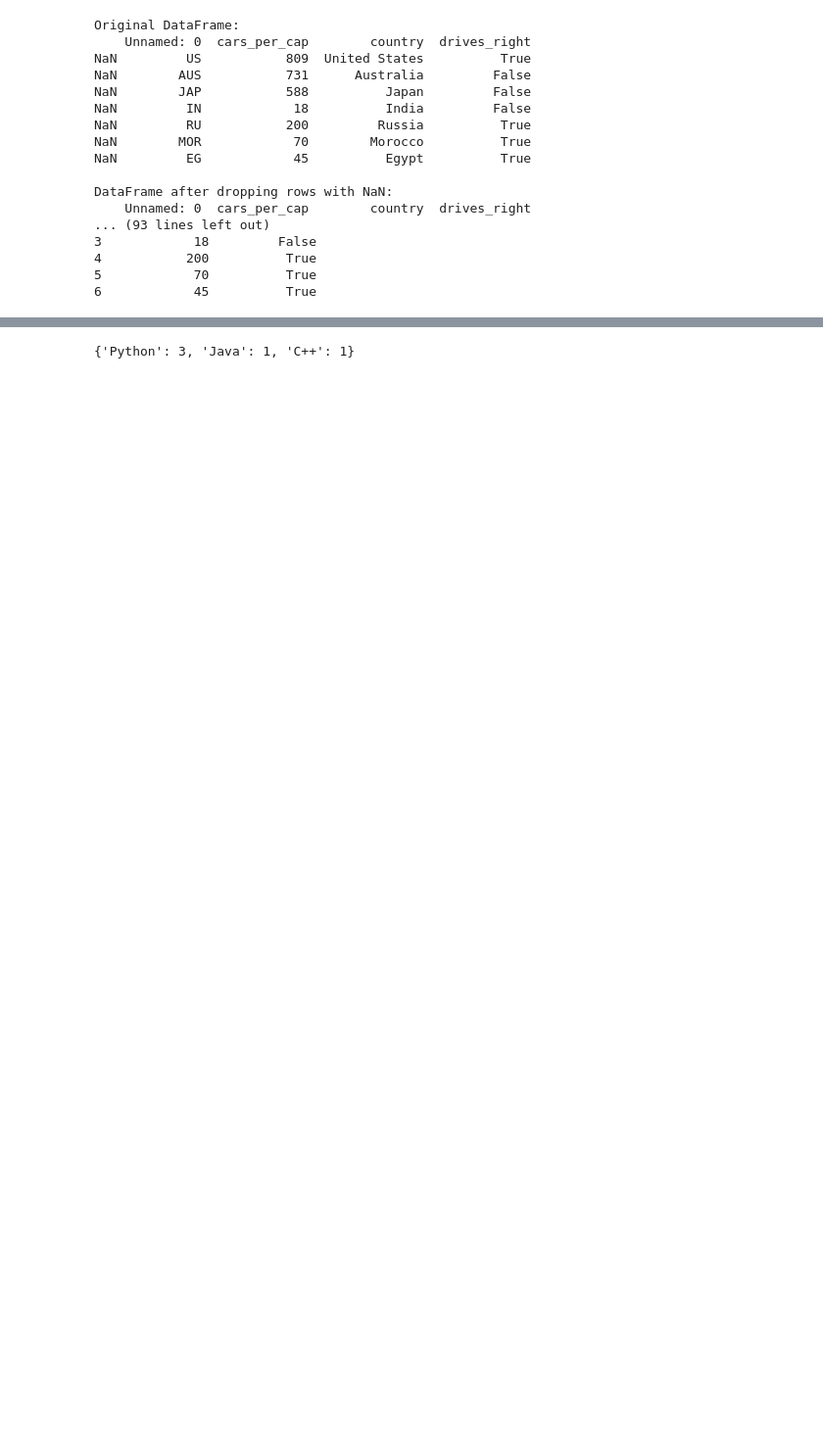
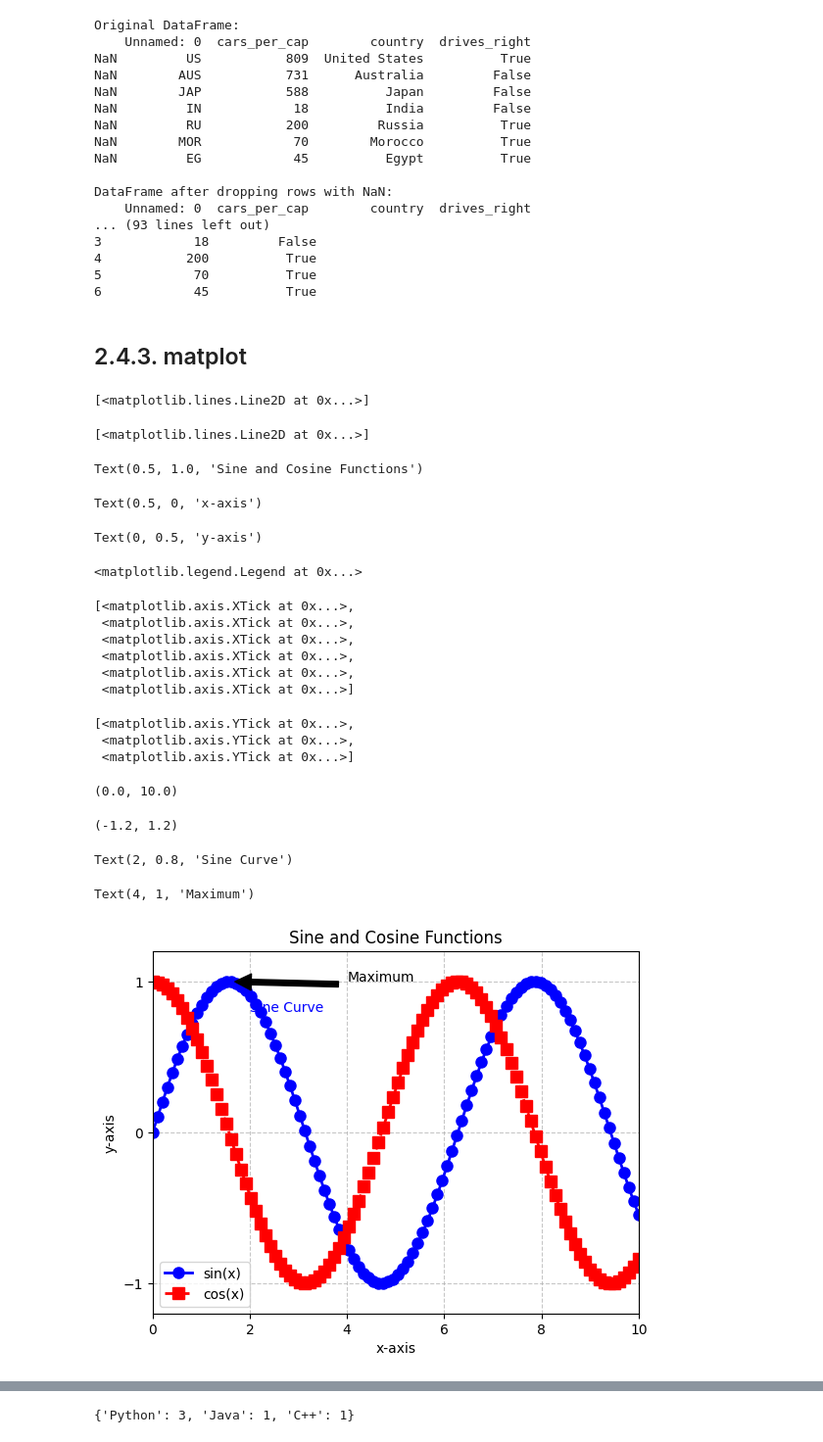
Before and after one commit to yeisonmontoya1815/Course-Machine-Learning-Python, a Jupyter notebook: 99. Otros Docs/99.1. Midterm/Python Compilado/Pa imprimir Codes Python.ipynb, the cells around one changed output, grey strips where cells are left out. Shown: that part at 98% size. Saved outputs shown, nothing was run; the diff lists cells and outputs as text; code cells hidden in the pictures; blank space fills up the shorter version.

```diff
--- a/99. Otros Docs/99.1. Midterm/Python Compilado/Pa imprimir Codes Python.ipynb
+++ b/99. Otros Docs/99.1. Midterm/Python Compilado/Pa imprimir Codes Python.ipynb
@@ -497,4 +497,71 @@ DataFrame after dropping rows with NaN:
 4           200          True
 5            70          True
 6            45          True
+# %% [markdown]
+## 2.4.3. matplot
+# %%
+import matplotlib.pyplot as plt
+import numpy as np
+
+# Generate data
+x = np.linspace(0, 10, 100)
+y1 = np.sin(x)
+y2 = np.cos(x)
+
+# Create a figure and axis
+fig, ax = plt.subplots()
+
+# Plot the data
+ax.plot(x, y1, label='sin(x)', color='blue', linestyle='-', linewidth=2, marker='o', markersize=8)
+ax.plot(x, y2, label='cos(x)', color='red', linestyle='--', linewidth=2, marker='s', markersize=8)
+
+# Set plot title and labels
+ax.set_title('Sine and Cosine Functions')
+ax.set_xlabel('x-axis')
+ax.set_ylabel('y-axis')
+
+# Add a legend
+ax.legend()
+
+# Add grid lines
+ax.grid(True, linestyle='--', alpha=0.7)
+
+# Customize tick marks
+ax.set_xticks(np.arange(0, 11, 2))
+ax.set_yticks([-1, 0, 1])
+
+# Set axis limits
+ax.set_xlim(0, 10)
+ax.set_ylim(-1.2, 1.2)
+
+# Add annotations
+ax.text(2, 0.8, 'Sine Curve', fontsize=10, color='blue')
+ax.annotate('Maximum', xy=(np.pi / 2, 1), xytext=(4, 1), arrowprops=dict(facecolor='black', shrink=0.05))
+
+# Save the plot to a file
+plt.savefig('sin_cos_plot.png')
+
+# Display the plot
+plt.show()
+# %% [output]
+[<matplotlib.lines.Line2D at 0x...>]
+[<matplotlib.lines.Line2D at 0x...>]
+Text(0.5, 1.0, 'Sine and Cosine Functions')
+Text(0.5, 0, 'x-axis')
+Text(0, 0.5, 'y-axis')
+<matplotlib.legend.Legend at 0x...>
+[<matplotlib.axis.XTick at 0x...>,
+ <matplotlib.axis.XTick at 0x...>,
+ <matplotlib.axis.XTick at 0x...>,
+ <matplotlib.axis.XTick at 0x...>,
+ <matplotlib.axis.XTick at 0x...>,
+ <matplotlib.axis.XTick at 0x...>]
+[<matplotlib.axis.YTick at 0x...>,
+ <matplotlib.axis.YTick at 0x...>,
+ <matplotlib.axis.YTick at 0x...>]
+(0.0, 10.0)
+(-1.2, 1.2)
+Text(2, 0.8, 'Sine Curve')
+Text(4, 1, 'Maximum')
+[figure, added]
 # %% [markdown]
```
Also changed, not shown: parts of 5 cells of this notebook, 1 other file.
